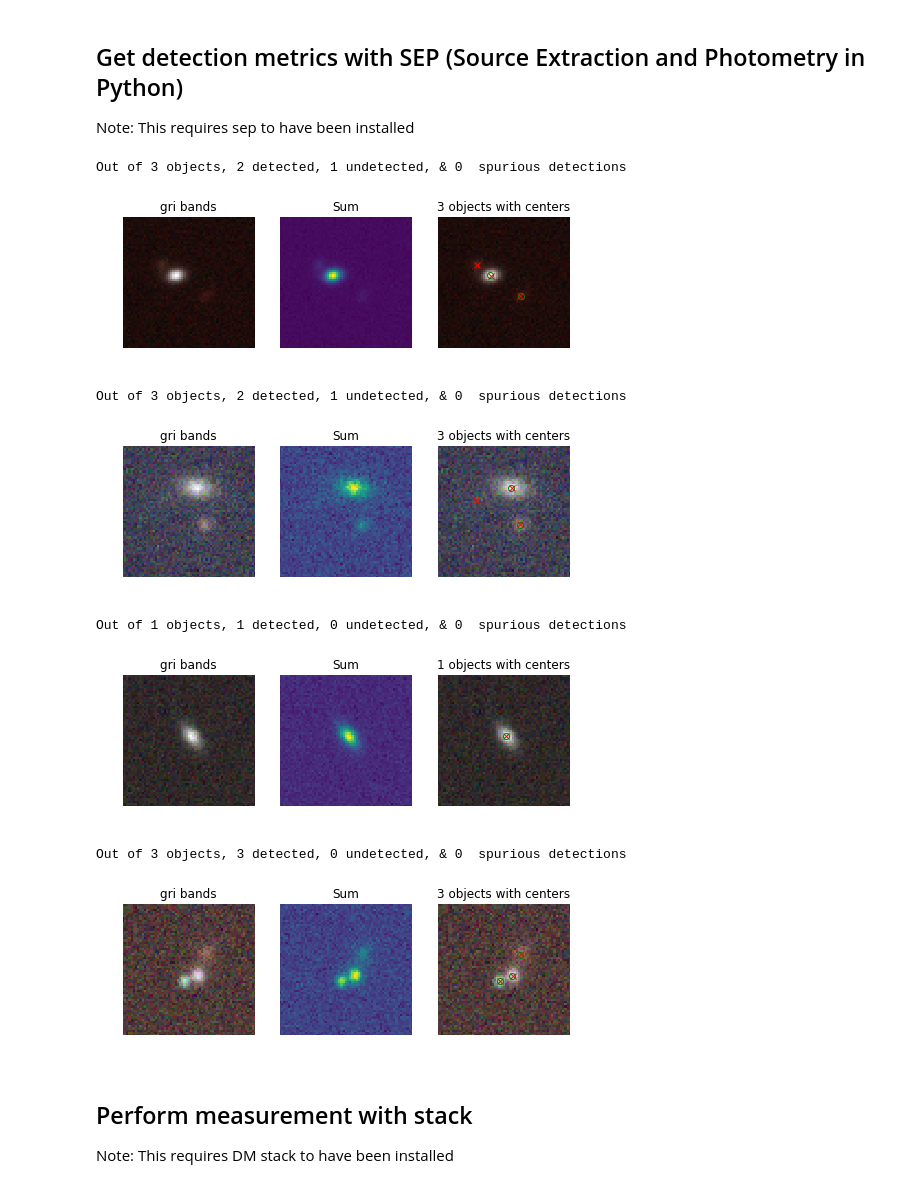
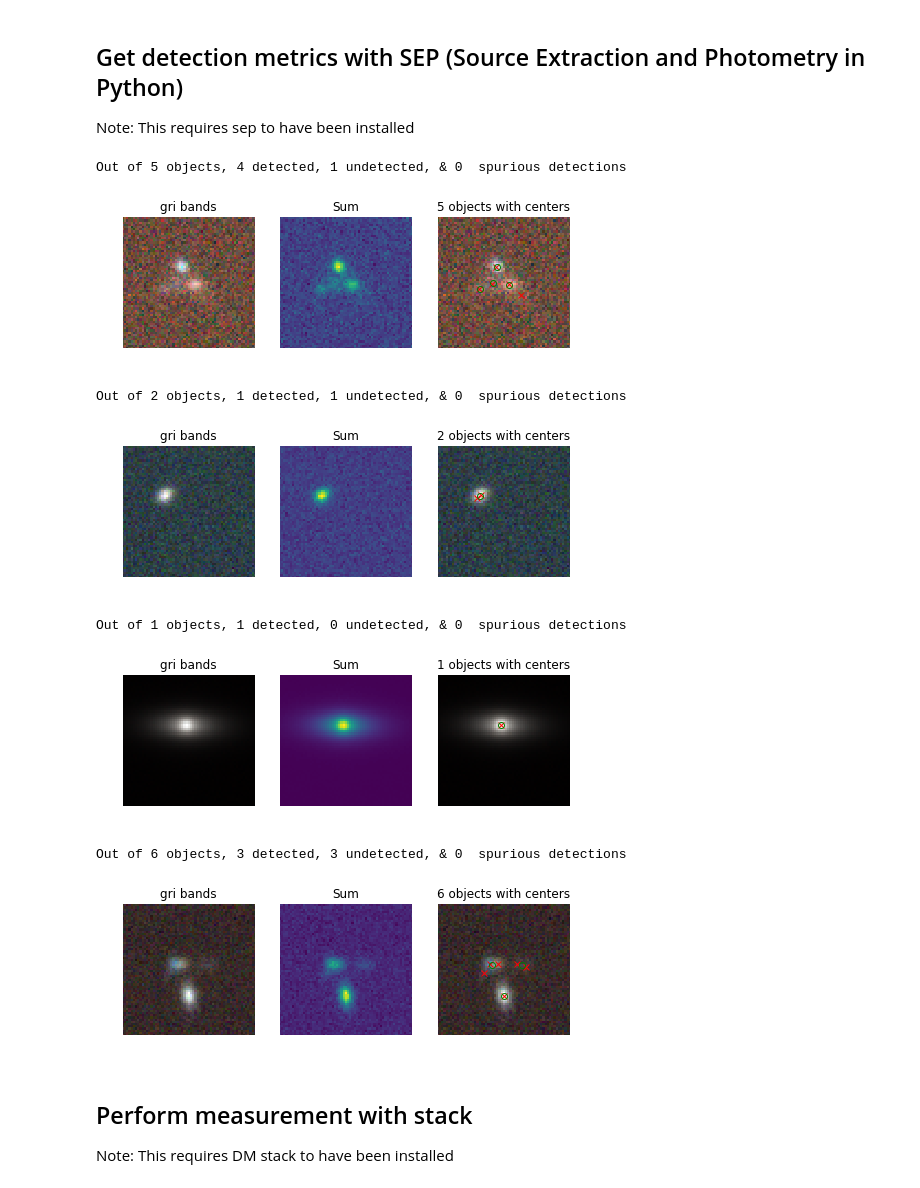
Before and after one commit to LSSTDESC/BlendingToolKit, a Jupyter notebook: notebooks/run_basic.ipynb, the cells around one changed output. Drawn from its saved outputs; the diff is of its cells as text; code cells hidden in the pictures.

```diff
--- a/notebooks/run_basic.ipynb
+++ b/notebooks/run_basic.ipynb
@@ -126,7 +127,7 @@ def plot_with_isolated(blend_images, isolated_images,
 ## Draw blend images with noise
 # %%
 #Input catalog name
-catalog_name = os.path.join(os.path.dirname(os.getcwd()), 'OneDegSq.fits')
+catalog_name = os.path.join(os.path.dirname(os.getcwd()), 'data', 'sample_input_catalog.fits')
 # %%
 # Load parameters
 param = config.Simulation_params(catalog_name, max_number=6, batch_size=4)
@@ -175,28 +225,48 @@ plot_with_isolated(blend_images, isolated_images,blend_list, limits=(30,90))
 ## Get detection metrics with SEP (Source Extraction and Photometry in Python)
 Note: This requires sep to have been installed
 # %%
+# Load parameters
+param = config.Simulation_params(catalog_name, max_number=6, batch_size=4)
+np.random.seed(param.seed)
+
+#Load input catalog
+catalog = btk.get_input_catalog.load_catalog(param)
+
+#Generate catlogs of blended objects
+blend_generator = btk.create_blend_generator.generate(param, catalog)
+
+#Generates observing conditions for the selected survey_name and all input bands
+observing_generator = btk.create_observing_generator.generate(param)
+
+#Generate images of blends in all the observing bands
+
+draw_blend_generator = btk.draw_blends.generate(param, blend_generator, observing_generator)
+
+#Make measurement generator
+# get class that describes how the measurement algorithm performs measurement
 meas_params = btk.utils.SEP_params()
+# get generator that yields measured values.
 meas_generator = btk.measure.generate(
         meas_params, draw_blend_generator, param)
 output, deb, _ = next(meas_generator)
 blend_list = output['blend_list']
 for i in range(len(blend_list)):
     blend_images = output['blend_images'][i:i+1]
     detected_centers = deb[i][1]
     true_centers = np.stack([blend_list[i]['dx'], blend_list[i]['dy']]).T
     det, undet, spur = btk.compute_metrics.evaluate_detection(
         detected_centers, true_centers)
     print("Out of %i objects, %i detected, %i undetected, & %i  spurious detections"%(len(true_centers), det, undet, spur))
     plot_blends(blend_images, blend_list[i: i+1], [detected_centers],limits=(30,90))
 # %% [output]
-Out of 3 objects, 2 detected, 1 undetected, & 0  spurious detections
+Out of 5 objects, 4 detected, 1 undetected, & 0  spurious detections
-[figure, old version]
+[figure, new version]
-Out of 3 objects, 2 detected, 1 undetected, & 0  spurious detections
+Out of 2 objects, 1 detected, 1 undetected, & 0  spurious detections
-[figure, old version]
+[figure, new version]
 Out of 1 objects, 1 detected, 0 undetected, & 0  spurious detections
-[figure, old version]
+[figure, new version]
-Out of 3 objects, 3 detected, 0 undetected, & 0  spurious detections
+Out of 6 objects, 3 detected, 3 undetected, & 0  spurious detections
-[figure, old version]
+[figure, new version]
 # %% [markdown]
 ## Perform measurement with stack
 
```
Also changed, not shown: parts of 5 cells of this notebook, 1 other file.
